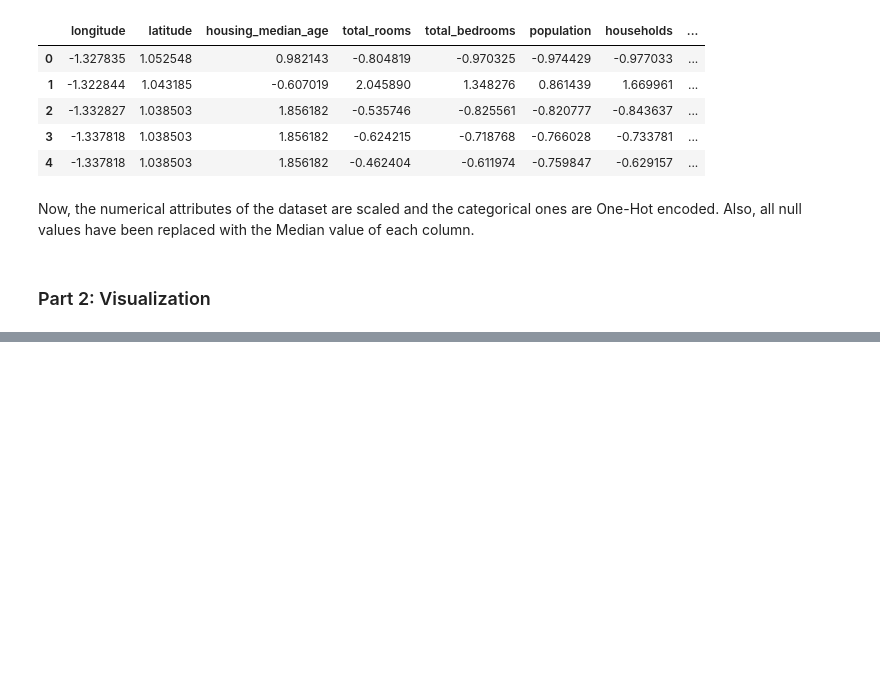
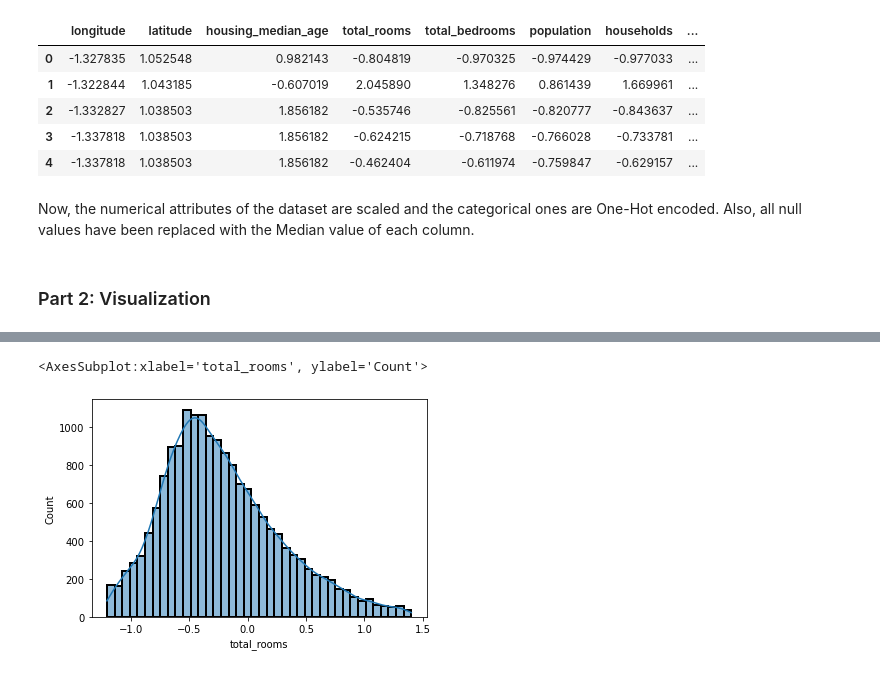
Before and after one commit to GeorgeMC2610/Pattern-Recognition, a Jupyter notebook: Pattern_Recognition.ipynb, the cells around one changed output, grey strips where cells are left out. Cells and saved outputs as stored; diff of their text form; code cells hidden in the pictures; blank space fills up the shorter version.

```diff
--- a/Pattern_Recognition.ipynb
+++ b/Pattern_Recognition.ipynb
@@ -109,0 +118,5 @@ data.dropna(inplace=True)
+# %%
+sns.histplot(data[data.columns[3]],bins=40,kde=True,lw=2)
+# %% [output]
+<AxesSubplot:xlabel='total_rooms', ylabel='Count'>
+[figure, added]
```
Also changed, not shown: parts of 20 cells of this notebook.
